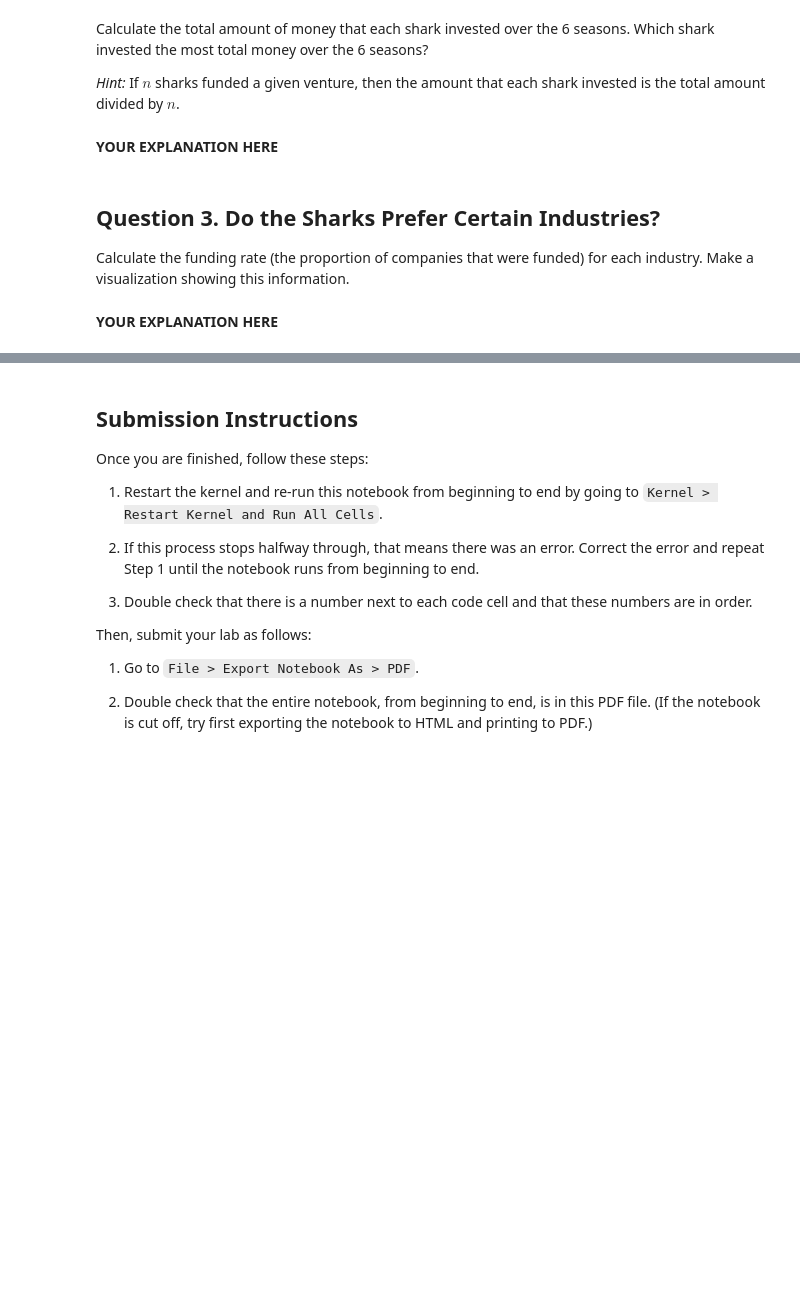
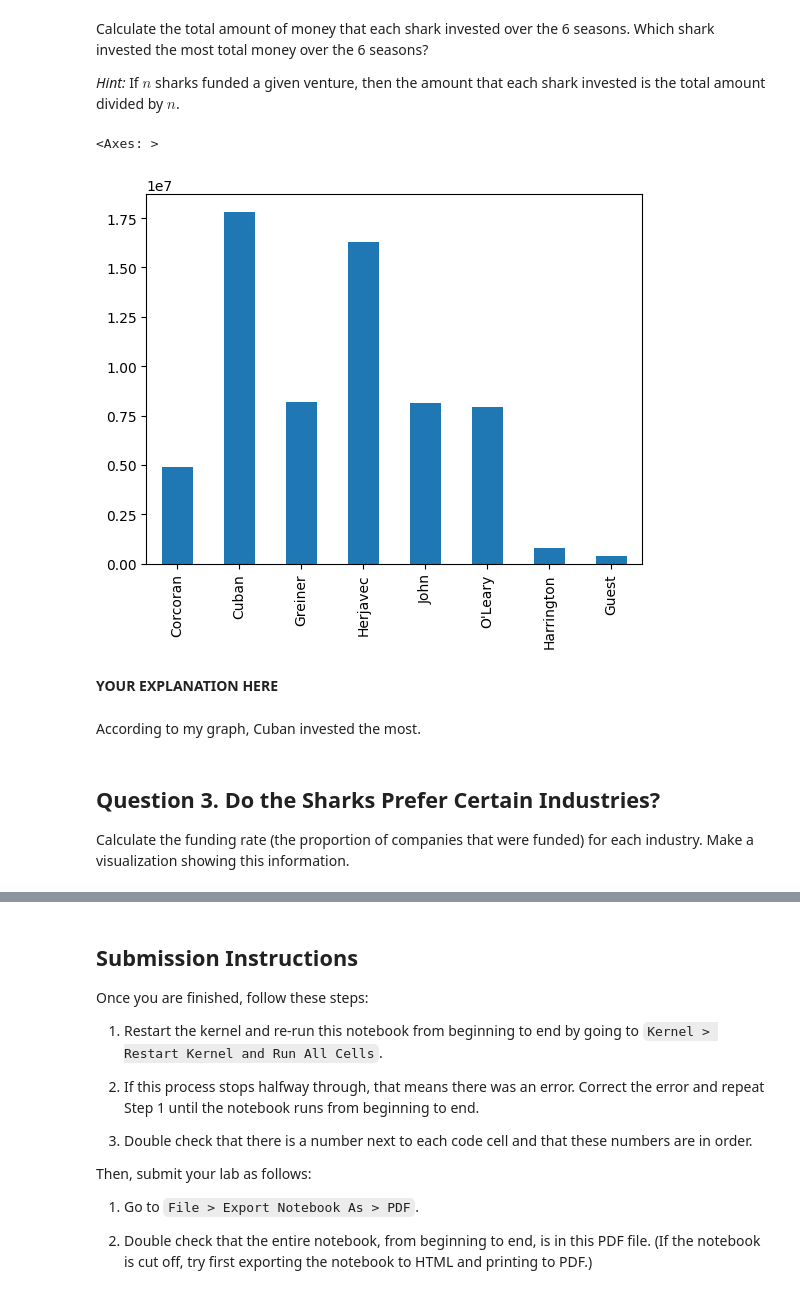
Before and after one commit to iliyanalibhai/CS105-Data-Analysis-Methods, a Jupyter notebook: Labs/Lab2/2A_Shark_Tank.ipynb, the cells around one changed output, grey strips where cells are left out. Cells and saved outputs as stored; diff of their text form; code cells hidden in the pictures; blank space fills up the shorter version.

```diff
--- a/Labs/Lab2/2A_Shark_Tank.ipynb
+++ b/Labs/Lab2/2A_Shark_Tank.ipynb
@@ -22,3 +22,5 @@ import pandas as pd
 The data is stored in the CSV file `sharktank.csv`. Read in the data into a Pandas `DataFrame`.
 # %%
 # YOUR CODE HERE
+df = pd.read_csv('sharktank.csv')
+df.head()
@@ -28,0 +36,5 @@ There is one column for each of the sharks. A 1 indicates that they chose to inv
+# %%
+# YOUR CODE HERE
+
+df.loc[:, "Corcoran":"Guest"] = df.loc[:,"Corcoran":"Guest"].fillna(0) # .loc gets rows or columns and ':' iterates till the ending col
+df # fillna fills NaN values will arguement
@@ -32,0 +57,8 @@ Notice that Amount and Equity are currently being treated as categorical variabl
+# %%
+df["Amount"] = df["Amount"].str[1:] # we want to take off the dollar sign
+df["Equity"] = df["Equity"].str[:-1] # take of percentage at end
+
+df["Amount"] = df["Amount"].str.replace(',', '').astype(float) # remove comma, change the type
+df["Equity"] = df["Equity"].astype(float) # change type
+
+df
@@ -51,5 +125,26 @@ _Hint:_ If $n$ sharks funded a given venture, then the amount that each shark in
+# %%
+# ENTER CODE HERE.
+
+# sets up inline plotting
+%matplotlib inline
+
+# create a copy of the DataFrame 'df' and store it in 'df_by_amount'
+df_amount = df
+
+# Cclculate the proportion of the "Amount" column for each row distributed among categories
+df_amount['SummedTotal'] = df.Amount / df.loc[:,'Corcoran':'Guest'].sum(axis=1)
+
+# multiply each category's value by the corresponding proportion for each row
+# sum the results for each category across all rows
+# plot the result as a bar plot
+df_amount.loc[:,'Corcoran':'Guest'].multiply(df_amount['SummedTotal'], axis=0).sum(axis=0).plot.bar()
+# %% [output]
+<Axes: >
+[figure, added]
 # %% [markdown]
 **YOUR EXPLANATION HERE**
+# %% [markdown]
+According to my graph, Cuban invested the most.
 # %% [markdown]
 ## Question 3. Do the Sharks Prefer Certain Industries?
 
@@ -59,2 +151,0 @@ Calculate the funding rate (the proportion of companies that were funded) for ea
-# %% [markdown]
-**YOUR EXPLANATION HERE**
```
Also changed, not shown: parts of 15 cells of this notebook, 1 other file.
